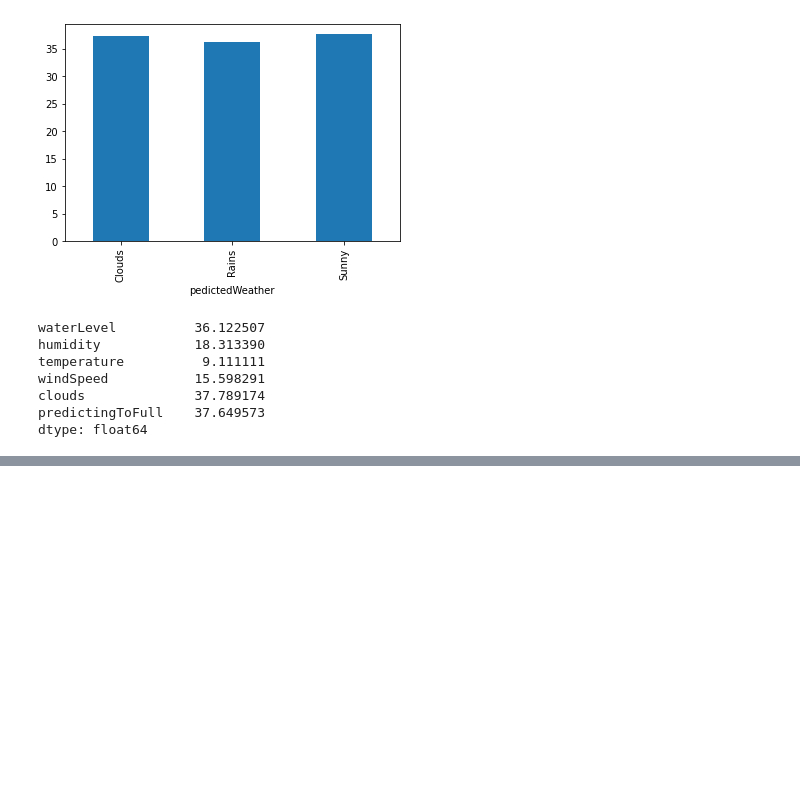
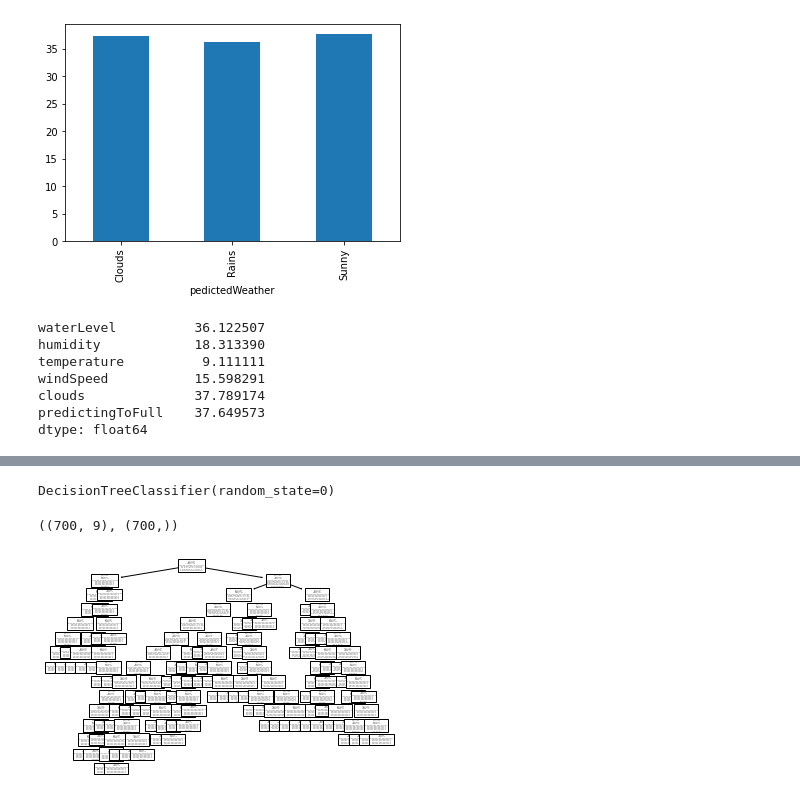
Before and after one commit to Thilanga-mYi/Assignment-Weather-Prediction, a Jupyter notebook: Untitled1.ipynb, the cells around one changed output, grey strips where cells are left out. Cells and saved outputs as stored; diff of their text form; code cells hidden in the pictures; blank space fills up the shorter version.

Commit message:
Random Forest

```diff
--- a/Untitled1.ipynb
+++ b/Untitled1.ipynb
@@ -46,0 +82,3 @@ def convert_summary(col):
+# %%
+weather_temp2 = pd.concat([weather_temp,dummies],axis=1)
+weather_temp2.head(12)
@@ -46,0 +99,8 @@ def convert_summary(col):
+# %%
+# Spliting X (Independent Variables) and Y(predicting variable)
+
+Y = weather_temp["predictingToFull"]
+X = weather_temp2
+# making Two dimensional array
+# X = X.reshape(-1,1)
+X
@@ -46,0 +153,3 @@ def convert_summary(col):
+# %%
+from sklearn.model_selection import train_test_split
+X_train, X_test, y_train, y_test = train_test_split(X,Y,test_size=0.3)
@@ -46,0 +192,17 @@ def convert_summary(col):
+# %%
+from sklearn.tree import DecisionTreeClassifier
+model = DecisionTreeClassifier(random_state=0)
+model.fit(X_train, y_train)
+# %% [output]
+DecisionTreeClassifier(random_state=0)
+# %%
+X_train.shape,y_train.shape
+# %% [output]
+((700, 9), (700,))
+# %%
+from sklearn import tree
+
+tree.plot_tree(model)
+plt.show()
+# %% [output]
+[figure, added]
```
Also changed, not shown: parts of 18 cells of this notebook, 3 other files.
